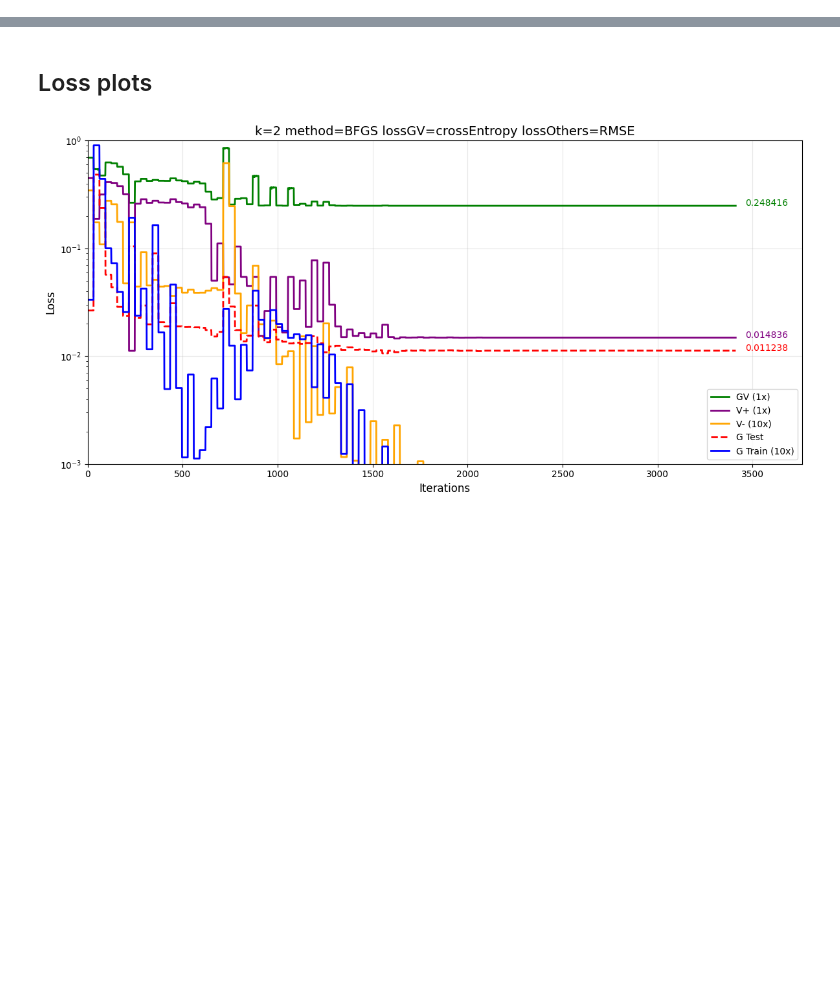
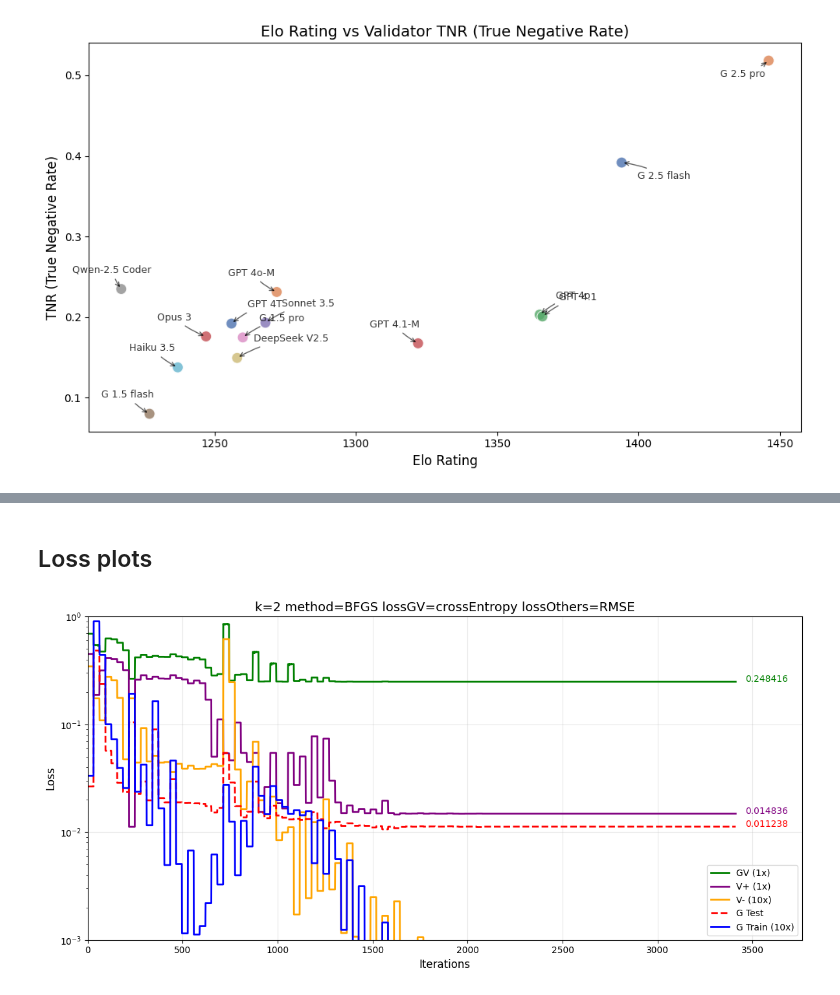
Before and after one commit to srynsh/LLM-Benchmarking, a Jupyter notebook: notebooks/notebook.ipynb, the cells around one changed output, grey strips where cells are left out. Saved outputs shown, nothing was run; the diff lists cells and outputs as text; code cells hidden in the pictures; blank space fills up the shorter version.

```diff
--- a/notebooks/notebook.ipynb
+++ b/notebooks/notebook.ipynb
@@ -61,0 +224,5 @@ df
+# %%
+df_elo_tnr = pd.merge(df_elo, df_tnr, left_on='generator', right_on='validator')
+df_plot = df_elo_tnr
+
+df_plot
@@ -61,0 +245,46 @@ df
+# %%
+# Create the scatter plot with properly positioned labels
+plt.figure(figsize=(10, 6))
+
+# Create the scatterplot without jitter to keep actual data points accurate
+sns.scatterplot(
+    x='elo',
+    y='tnr',
+    data=df_plot,
+    hue='generator',
+    palette='deep',
+    s=100,
+    alpha=0.8
+)
+
+plt.title('Elo Rating vs Validator TNR (True Negative Rate)', fontsize=14)
+plt.xlabel('Elo Rating', fontsize=12)
+plt.ylabel('TNR (True Negative Rate)', fontsize=12)
+
+# Add annotations with strategic positioning to avoid overlap
+for idx, row in df_plot.iterrows():
+    shorthand = MODELS_SHORT.get(row['validator'], row['validator'])
+
+    # Determine optimal label positioning based on data characteristics
+    if row['tnr'] > 0.3:  # Higher TNR models
+        y_offset = -15
+    else:  # Lower TNR models
+        y_offset = 15
+
+    # Spread out labels horizontally to reduce overlap
+    x_offset = 15 if idx % 2 == 0 else -45
+
+    plt.annotate(
+        shorthand,
+        xy=(row['elo'], row['tnr']),  # Point to exact data point (no jitter)
+        xytext=(x_offset, y_offset),  # Offset text for readability
+        textcoords='offset points',
+        fontsize=9,
+        alpha=0.8,
+        arrowprops=dict(arrowstyle='->', connectionstyle='arc3,rad=0.1', alpha=0.6)
+    )
+
+plt.legend().remove()  # Remove the legend since we have annotations
+plt.tight_layout()
+# %% [output]
+[figure, added]
```
Also changed, not shown: parts of 28 cells of this notebook.
